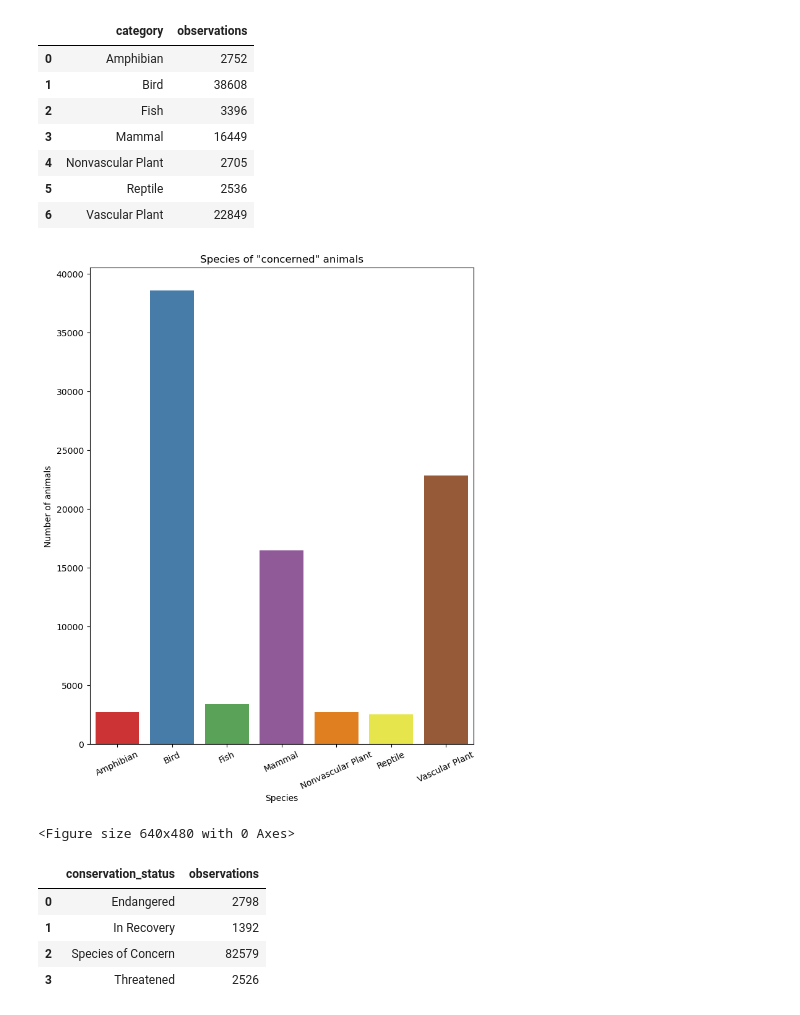
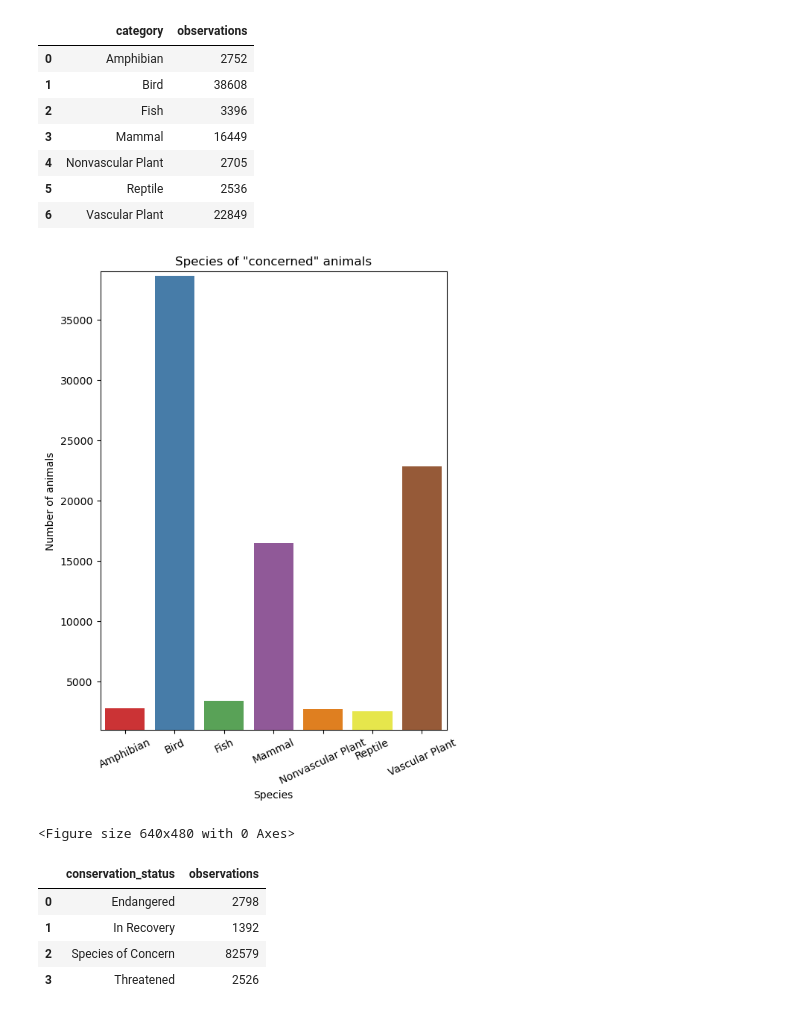
Before and after one commit to LiZoMark841619/Biodiversity_Project, a Jupyter notebook: biodiversity_starter/biodiversity.ipynb, the cells around one changed output. Cells and saved outputs as stored; diff of their text form; code cells hidden in the pictures.

```diff
--- a/biodiversity_starter/biodiversity.ipynb
+++ b/biodiversity_starter/biodiversity.ipynb
@@ -450,17 +450,18 @@ grouped_cat
 | 5 | Reptile | 2536 |
 | 6 | Vascular Plant | 22849 |
 # %%
-plt.figure(figsize=[8, 10])
+plt.figure(figsize=[6, 8])
 sns.barplot(x='category', y='observations', data=grouped_cat)
 plt.title('Species of "concerned" animals')
 plt.xlabel('Species')
 plt.ylabel('Number of animals')
 plt.xticks(rotation=25)
+plt.ylim([1000, 39000])
 plt.savefig('bar_concern_species.png')
 plt.show()
 plt.clf()
 # %% [output]
-[figure, old version]
+[figure, new version]
 <Figure size 640x480 with 0 Axes>
 # %%
 grouped_conserv = newdf_values[['conservation_status', 'observations']].groupby('conservation_status').sum().reset_index()
```
Also changed, not shown: 1 other file.
